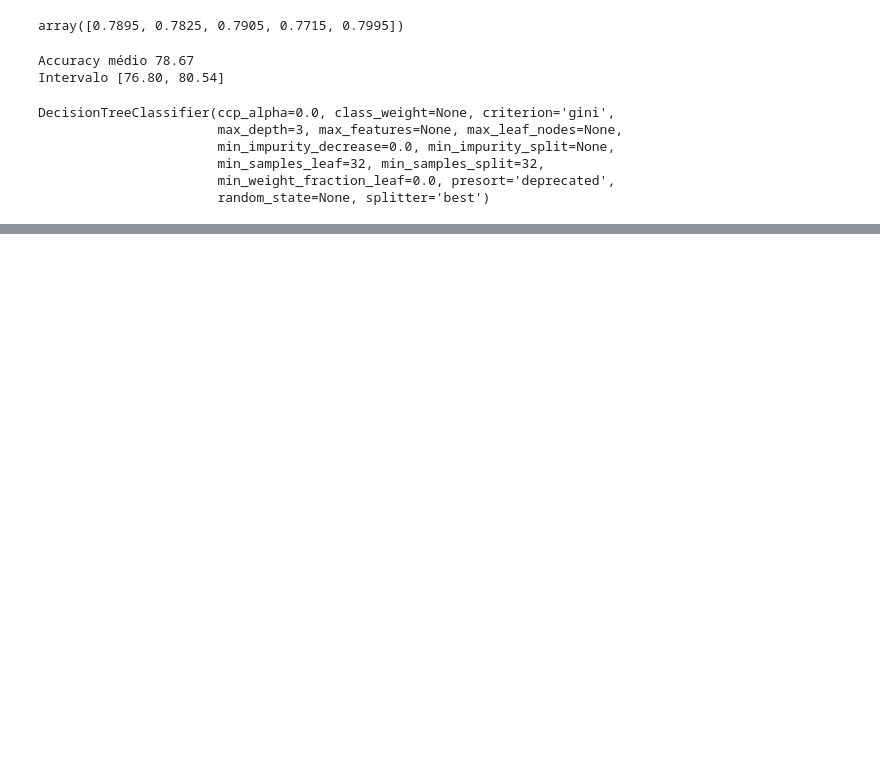
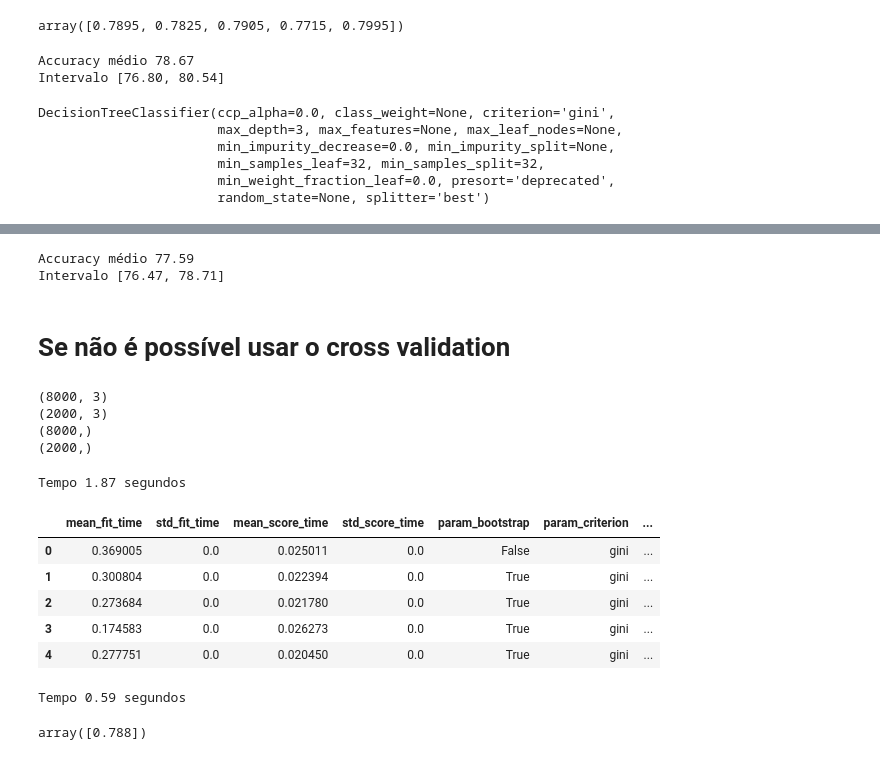
Before and after one commit to Frinhani/LearningMachineLearning, a Jupyter notebook: Introdução_a_Machine_Learning_Otimização.ipynb, the cells around one changed output, grey strips where cells are left out. Cells and saved outputs as stored; diff of their text form; code cells hidden in the pictures; blank space fills up the shorter version.

```diff
--- a/Introdução_a_Machine_Learning_Otimização.ipynb
+++ b/Introdução_a_Machine_Learning_Otimização.ipynb
@@ -677,0 +1008,75 @@ graph
+# %%
+scores = cross_val_score(busca, x_azar, y_azar, cv = KFold(n_splits=5, shuffle=True))
+imprime_resultados(scores)
+# %% [output]
+Accuracy médio 77.59
+Intervalo [76.47, 78.71]
+# %% [markdown]
+# Se não é possível usar o cross validation
+# %%
+from sklearn.model_selection import train_test_split
+SEED=301
+np.random.seed(SEED)
+x_treino_teste, x_validacao, y_treino_teste, y_validacao = train_test_split(x_azar, y_azar, test_size=0.2, shuffle= True, stratify = y_azar)
+print(x_treino_teste.shape)
+print(x_validacao.shape)
+print(y_treino_teste.shape)
+print(y_validacao.shape)
+# %% [output]
+(8000, 3)
+(2000, 3)
+(8000,)
+(2000,)
+# %%
+from sklearn.model_selection import StratifiedShuffleSplit
+
+
+
+SEED=301
+np.random.seed(SEED)
+
+espaco_de_parametros = {
+    "n_estimators" : randint(10, 101),
+    "max_depth" : randint(3, 6),
+    "min_samples_split": randint(32, 129),
+    "min_samples_leaf": randint(32, 129),
+    "bootstrap" : [True, False],
+    "criterion": ["gini", "entropy"]
+
+}
+
+split = StratifiedShuffleSplit(n_splits = 1, test_size = 0.25)
+
+tic = time.time()
+busca = RandomizedSearchCV(RandomForestClassifier(),
+                    espaco_de_parametros,
+                    n_iter = 5,
+                    cv = split)
+busca.fit(x_azar, y_azar)
+tac = time.time()
+tempo_que_passou = tac - tic
+print("Tempo %.2f segundos" % tempo_que_passou)
+
+
+
+resultados = pd.DataFrame(busca.cv_results_)
+resultados.head()
+# %% [output]
+Tempo 1.87 segundos
+|  | mean_fit_time | std_fit_time | mean_score_time | std_score_time | param_bootstrap | param_criterion | ... |
+| 0 | 0.369005 | 0.0 | 0.025011 | 0.0 | False | gini | ... |
+| 1 | 0.300804 | 0.0 | 0.022394 | 0.0 | True | gini | ... |
+| 2 | 0.273684 | 0.0 | 0.021780 | 0.0 | True | gini | ... |
+| 3 | 0.174583 | 0.0 | 0.026273 | 0.0 | True | gini | ... |
+| 4 | 0.277751 | 0.0 | 0.020450 | 0.0 | True | gini | ... |
+# %%
+tic = time.time()
+scores = cross_val_score(busca, x_validacao, y_validacao, cv = split)
+tac = time.time()
+tempo_passado = tac - tic
+print("Tempo %.2f segundos" % tempo_passado)
+
+scores
+# %% [output]
+Tempo 0.59 segundos
+array([0.788])
```
Also changed, not shown: parts of 29 cells of this notebook.
